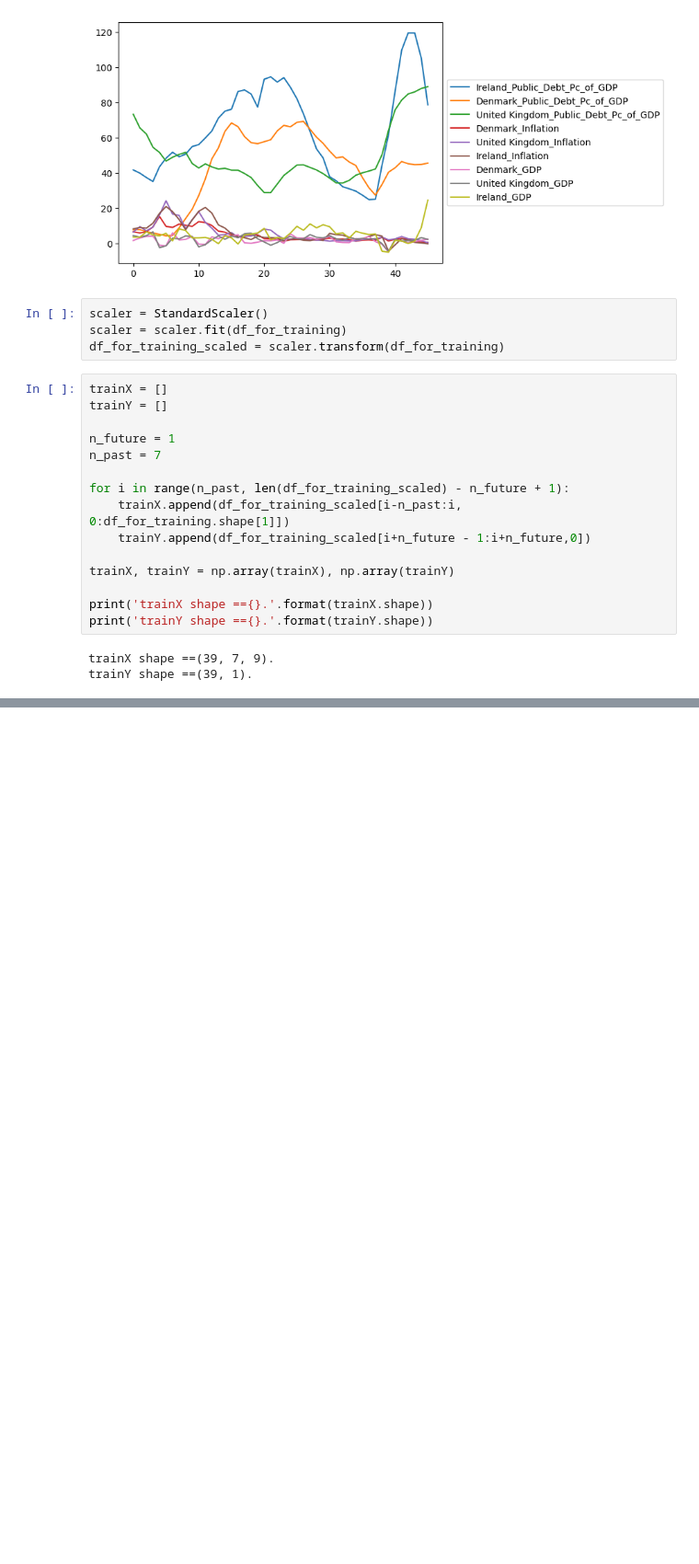
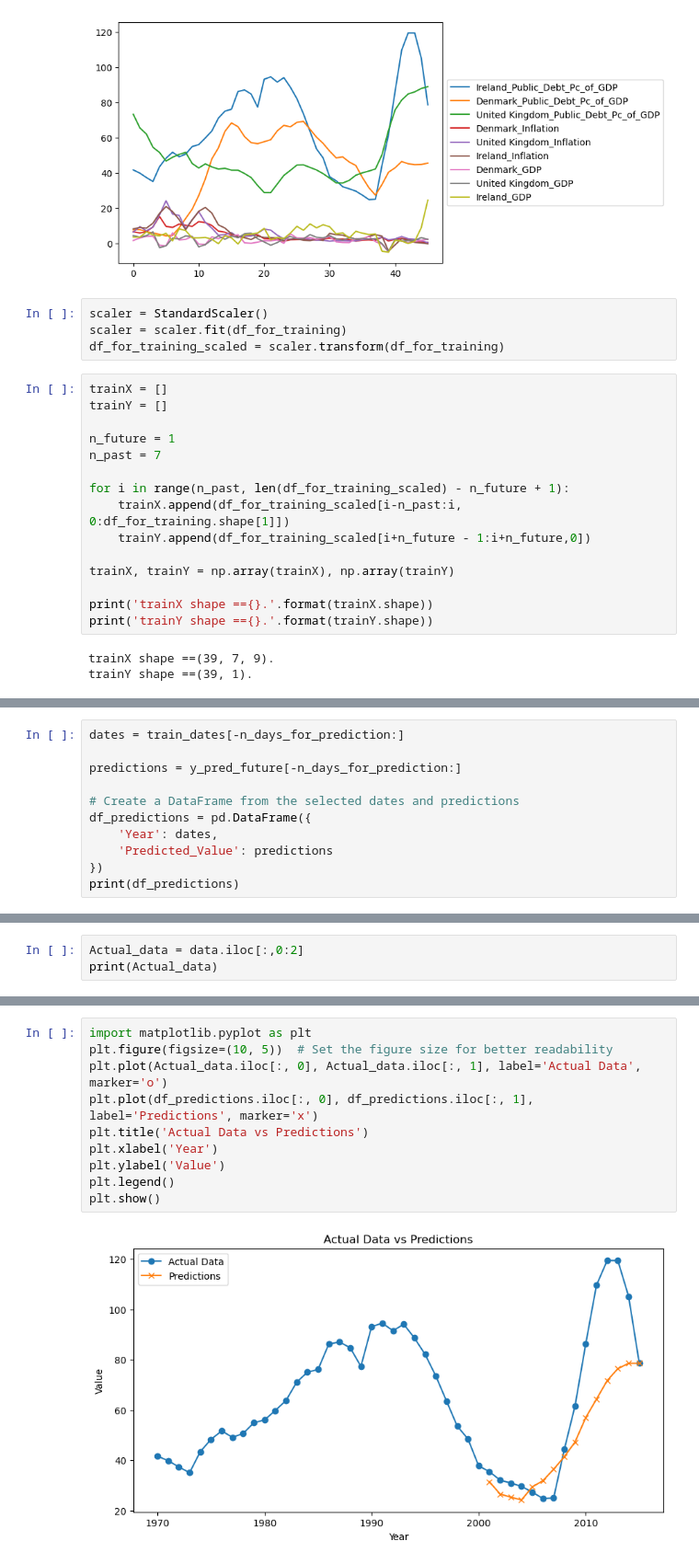
Before and after one commit to sbs23014/Capstone_Project, a Jupyter notebook: 3. LSTM timeseries.ipynb, the cells around one changed output, grey strips where cells are left out. Shown at 92% size. Cells and saved outputs as stored; diff of their text form; blank space fills up the shorter version.

```diff
--- a/3. LSTM timeseries.ipynb
+++ b/3. LSTM timeseries.ipynb
@@ -233,0 +178,11 @@ print(df_for_training)
+# %%
+dates = train_dates[-n_days_for_prediction:]
+
+predictions = y_pred_future[-n_days_for_prediction:]
+
+# Create a DataFrame from the selected dates and predictions
+df_predictions = pd.DataFrame({
+    'Year': dates,
+    'Predicted_Value': predictions
+})
+print(df_predictions)
@@ -233,0 +206,3 @@ print(df_for_training)
+# %%
+Actual_data = data.iloc[:,0:2]
+print(Actual_data)
@@ -233,0 +227,12 @@ print(df_for_training)
+# %%
+import matplotlib.pyplot as plt
+plt.figure(figsize=(10, 5))  # Set the figure size for better readability
+plt.plot(Actual_data.iloc[:, 0], Actual_data.iloc[:, 1], label='Actual Data', marker='o')
+plt.plot(df_predictions.iloc[:, 0], df_predictions.iloc[:, 1], label='Predictions', marker='x')
+plt.title('Actual Data vs Predictions')
+plt.xlabel('Year')
+plt.ylabel('Value')
+plt.legend()
+plt.show()
+# %% [output]
+[figure, added]
```
Also changed, not shown: parts of 17 cells of this notebook.
